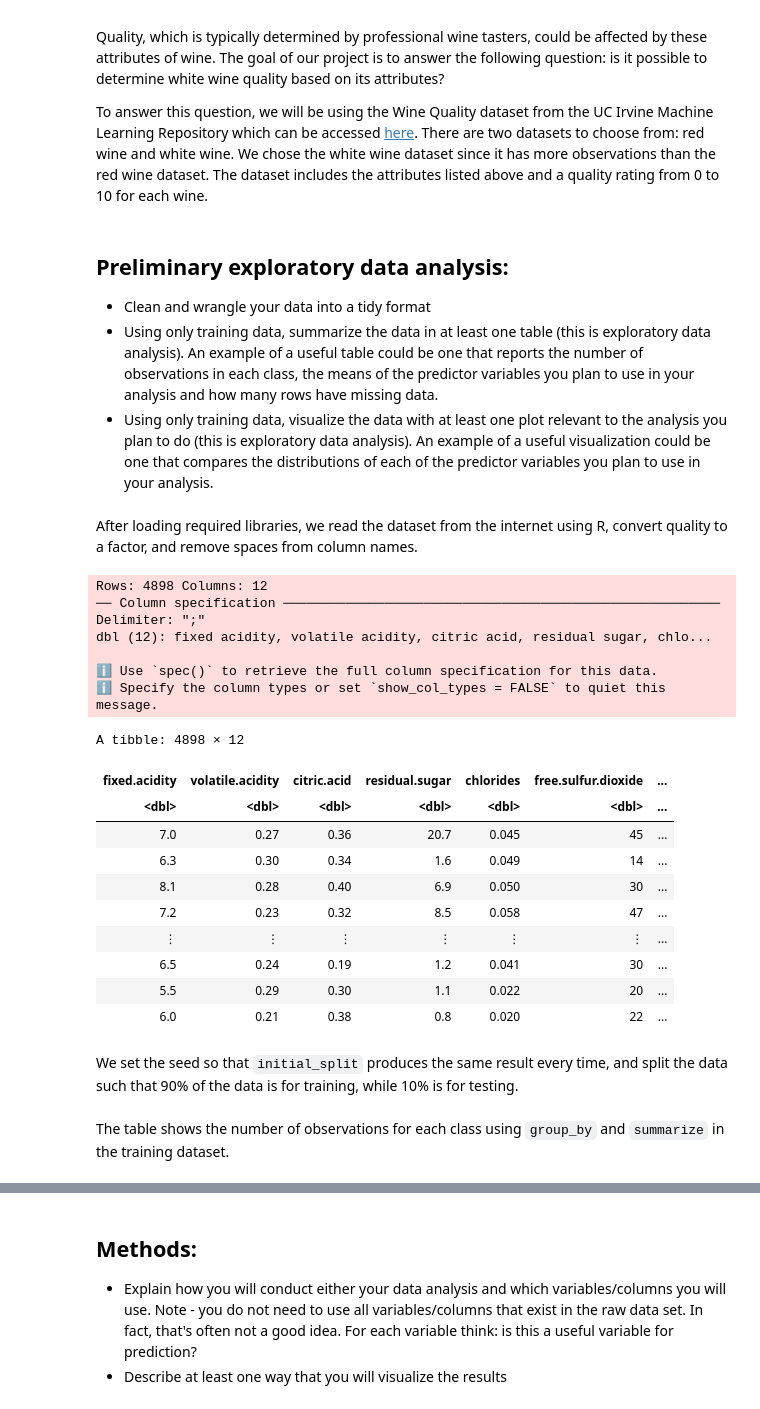
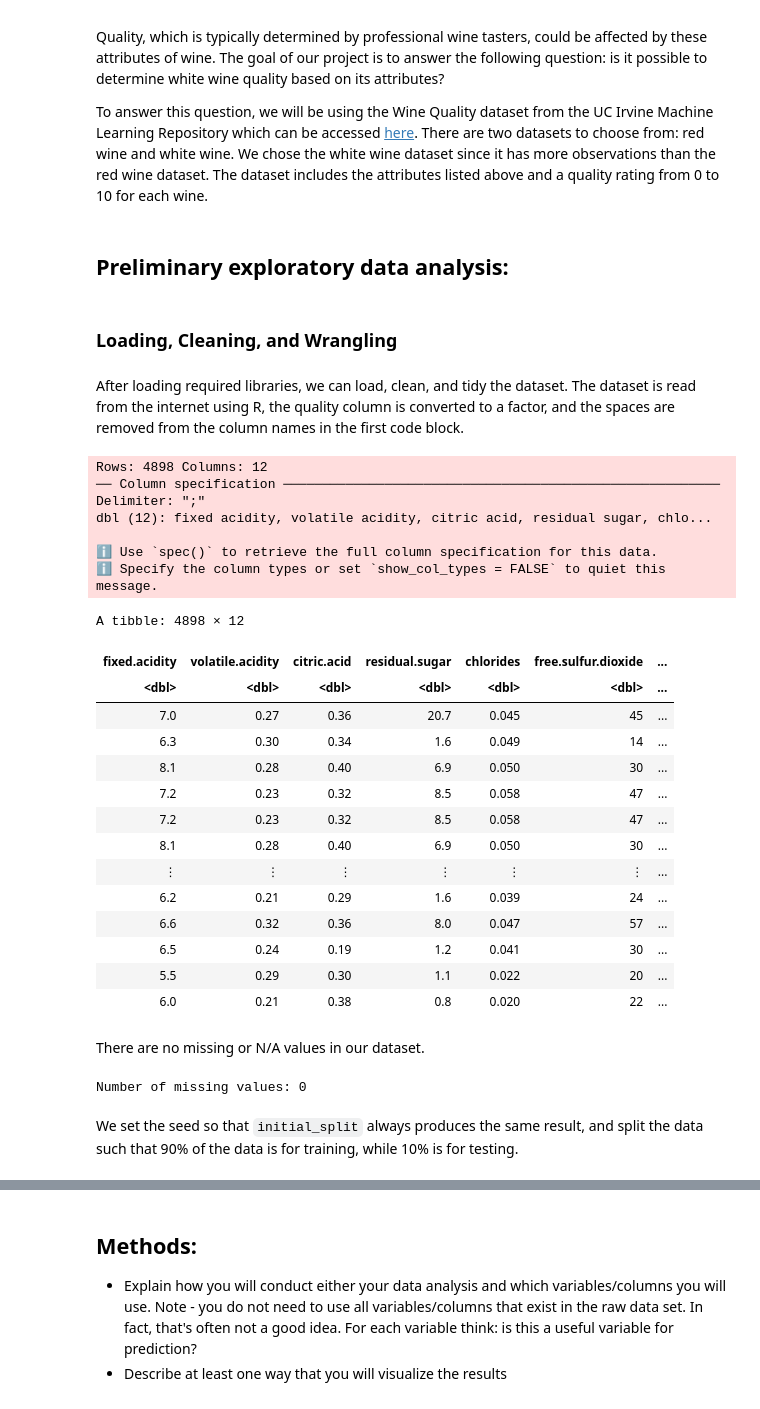
Before and after one commit to pradhyumnan8/DSCI-100-Wine-Quality-Predictor-Project, a Jupyter notebook: group_project_proposal.ipynb, the cells around one changed output, grey strips where cells are left out. Cells and saved outputs as stored; diff of their text form; code cells hidden in the pictures.

Commit message:
Added code blocks

````diff
--- a/group_project_proposal.ipynb
+++ b/group_project_proposal.ipynb
@@ -22,9 +22,8 @@ Quality, which is typically determined by professional wine tasters, could be af
 To answer this question, we will be using the Wine Quality dataset from the UC Irvine Machine Learning Repository which can be accessed [here](https://archive.ics.uci.edu/ml/datasets/Wine+Quality). There are two datasets to choose from: red wine and white wine. We chose the white wine dataset since it has more observations than the red wine dataset. The dataset includes the attributes listed above and a quality rating from 0 to 10 for each wine.
 # %% [markdown]
 ## Preliminary exploratory data analysis:
-- Clean and wrangle your data into a tidy format
-- Using only training data, summarize the data in at least one table (this is exploratory data analysis). An example of a useful table could be one that reports the number of observations in each class, the means of the predictor variables you plan to use in your analysis and how many rows have missing data.
-- Using only training data, visualize the data with at least one plot relevant to the analysis you plan to do (this is exploratory data analysis). An example of a useful visualization could be one that compares the distributions of each of the predictor variables you plan to use in your analysis.
+# %% [markdown]
+### Loading, Cleaning, and Wrangling
 # %%
 # Loading libraries required for notebook
 
@@ -35,38 +34,47 @@ options(repr.matrix.max.rows = 7)
 # %% [markdown]
-After loading required libraries, we read the dataset from the internet using R, convert quality to a factor, and remove spaces from column names.
+After loading required libraries, we can load, clean, and tidy the dataset. The dataset is read from the internet using R, the quality column is converted to a factor, and the spaces are removed from the column names in the first code block.
 # %%
-wine_data <- read_delim("https://archive.ics.uci.edu/ml/machine-learning-databases/wine-quality/winequality-white.csv", delim = ";") |>
+wine_data <- read_delim("https://archive.ics.uci.edu/ml/machine-learning-databases/wine-quality/winequality-white.csv",
+                        delim = ";") |>
     mutate(quality = as.factor(quality))
 
 colnames(wine_data) <- make.names(colnames(wine_data))
 
 wine_data
 # %% [output]
 Rows: 4898 Columns: 12
 ── Column specification ────────────────────────────────────────────────────────
 Delimiter: ";"
 dbl (12): fixed acidity, volatile acidity, citric acid, residual sugar, chlo...
 
 ℹ Use `spec()` to retrieve the full column specification for this data.
 ℹ Specify the column types or set `show_col_types = FALSE` to quiet this message.
 A tibble: 4898 × 12
 | fixed.acidity | volatile.acidity | citric.acid | residual.sugar | chlorides | free.sulfur.dioxide | ... |
 | <dbl> | <dbl> | <dbl> | <dbl> | <dbl> | <dbl> | ... |
 | 7.0 | 0.27 | 0.36 | 20.7 | 0.045 | 45 | ... |
 | 6.3 | 0.30 | 0.34 | 1.6 | 0.049 | 14 | ... |
 | 8.1 | 0.28 | 0.40 | 6.9 | 0.050 | 30 | ... |
 | 7.2 | 0.23 | 0.32 | 8.5 | 0.058 | 47 | ... |
+| 7.2 | 0.23 | 0.32 | 8.5 | 0.058 | 47 | ... |
+| 8.1 | 0.28 | 0.40 | 6.9 | 0.050 | 30 | ... |
 | ⋮ | ⋮ | ⋮ | ⋮ | ⋮ | ⋮ | ... |
+| 6.2 | 0.21 | 0.29 | 1.6 | 0.039 | 24 | ... |
+| 6.6 | 0.32 | 0.36 | 8.0 | 0.047 | 57 | ... |
 | 6.5 | 0.24 | 0.19 | 1.2 | 0.041 | 30 | ... |
 | 5.5 | 0.29 | 0.30 | 1.1 | 0.022 | 20 | ... |
 | 6.0 | 0.21 | 0.38 | 0.8 | 0.020 | 22 | ... |
+# %% [markdown]
+There are no missing or N/A values in our dataset.
+# %%
+cat("Number of missing values:", sum(is.na(wine_data)))
+# %% [output]
+Number of missing values: 0
 # %% [markdown]
-We set the seed so that ```initial_split``` produces the same result every time, and split the data such that 90% of the data is for training, while 10% is for testing.
+We set the seed so that ```initial_split``` always produces the same result, and split the data such that 90% of the data is for training, while 10% is for testing.
 # %%
 set.seed(1234) # Setting seed for reproducibility
 
 wine_split <- initial_split(wine_data, prop = 0.90, strata = quality)
 wine_train <- training(wine_split)
 wine_test <- testing(wine_split)
-# %% [markdown]
-The table shows the number of observations for each class using ```group_by``` and ```summarize``` in the training dataset.
````
Also changed, not shown: parts of 13 cells of this notebook.
